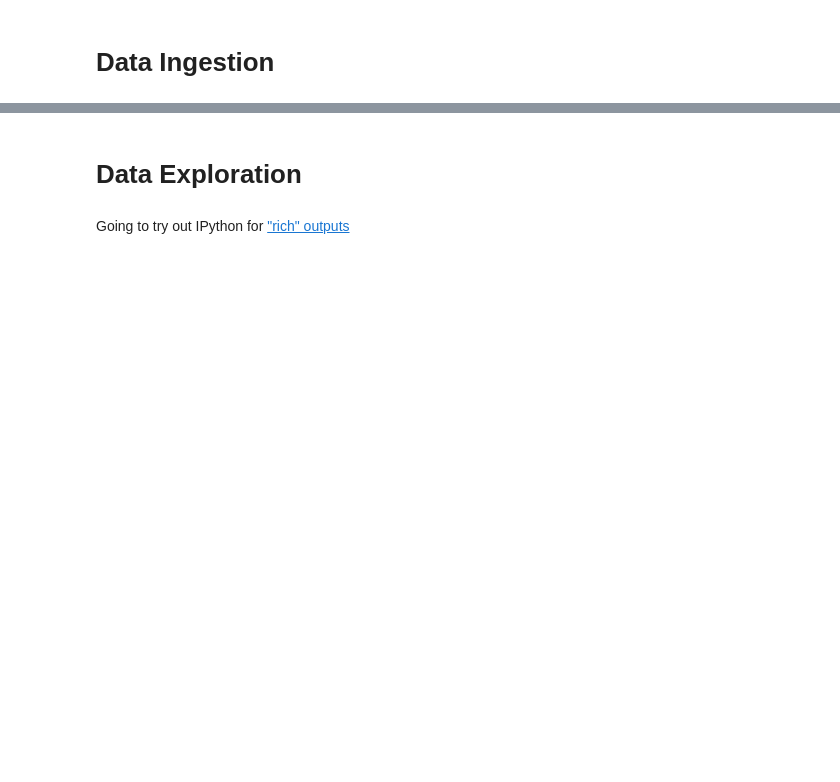
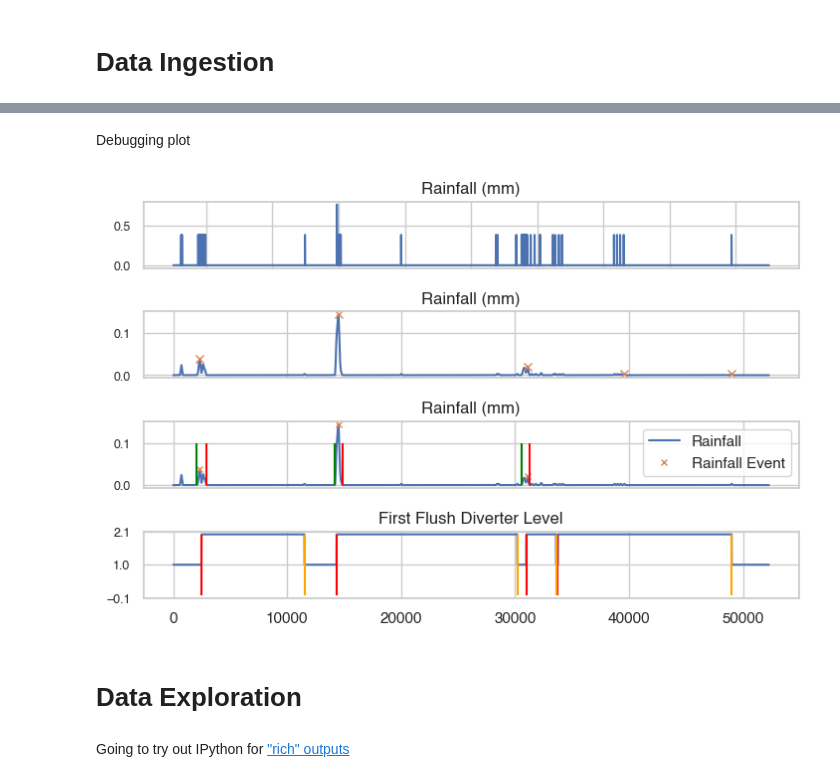
Before and after one commit to werl-mie/rainwater-harvesting-sensor, a Jupyter notebook: data-analysis.ipynb, the cells around one changed output, grey strips where cells are left out. Drawn from its saved outputs; the diff is of its cells as text; code cells hidden in the pictures; blank space fills up the shorter version.

```diff
--- a/data-analysis.ipynb
+++ b/data-analysis.ipynb
@@ -6,0 +148,14 @@ df_p1_elena = pd.read_csv('./data-cleanup/elena-may-1-kingston_clean.csv',parse_
+# %%
+def edge_find(data, thresh, kind=None):
+    sign = data >= thresh
+    if kind == 'rise':
+        pos = np.where(np.convolve(sign, [1, -1]) == 1)
+    elif kind == 'fall':
+        pos = np.where(np.convolve(sign, [1, -1]) == -1)
+
+    return pos[0]
+
+filling_events = edge_find(df_p1_elena[sd:ed]['tlq_level'].values, 1.5, 'rise')
+emptying_events = edge_find(df_p1_elena[sd:ed]['tlq_level'].values,1.5, 'fall')
+# filling_events = edge_find(df_p1_elena['tlq_level'].values, 1.5, 'rise')
+# emptying_events = edge_find(df_p1_elena['tlq_level'].values,5, 'fall')
@@ -7,3 +253,60 @@ df_p1_elena = pd.read_csv('./data-cleanup/elena-may-1-kingston_clean.csv',parse_
+# %% [markdown]
+Debugging plot
+# %%
+import matplotlib.dates as mdates
+import matplotlib.ticker as ticker
+from matplotlib.category import UnitData
+
+fig, axs = plt.subplots(nrows=4, ncols=1, figsize=(7,4.5), gridspec_kw={'height_ratios': [1,1,1,1]})#, layout='constrained'))#, sharex=True)#, layout='constrained')
+
+plt.rcParams['date.converter'] = 'concise'
+
+# ax1 = plt.subplot(311)
+# axs[0].plot(df_p1_elena[sd:ed].index, df_p1_elena[sd:ed].bucket_mm)
+axs[0].plot(df_p1_elena[sd:ed].index,sig)
+# axs[0].plot(win)
+axs[0].tick_params('x',labelbottom=False)
+axs[0].tick_params('y', labelsize=9)
+axs[0].set_title('Rainfall (mm)',size=12)
+
+# axs[1].plot(df_p1_elena[sd:ed].index, filtered)#df_p1_elena[sd:ed].rain_filtered)
+# axs[1].plot(df_p1_elena[sd:ed].index, filtered[peaks[0]], 'x')
+axs[1].plot(filtered)
+axs[1].plot(peaks, filtered[peaks], "x")
+axs[1].tick_params('x',labelbottom=False)
+axs[1].tick_params('y', labelsize=9)
+axs[1].set_title('Rainfall (mm)',size=12)
+
+# axs[2].plot(df_p1_elena[sd:ed].index, sig.cumsum())# df_p1_elena[sd:ed].cum_sum)
+axs[2].plot(filtered)
+axs[2].plot(rainfall_peaks, filtered[rainfall_peaks], "x", markersize=5)
+axs[2].vlines(rainfall_events['rb'],0,0.1,color='red')
+axs[2].vlines(rainfall_events['lb'],0,0.1,color='green')
+axs[2].tick_params('x',labelbottom=False)
+axs[2].tick_params('y', labelsize=9)
+axs[2].set_title('Rainfall (mm)',size=12)
+axs[2].legend(['Rainfall','Rainfall Event'])
+
+# axs[3].plot(df_p1_elena[sd:ed].index, filtered.cumsum())#df_p1_elena[sd:ed].cum_sum_filtered)
+# axs[3].plot(filtered.cumsum())
+# axs[3].tick_params('x',labelbottom=False)
+# axs[3].tick_params('y', labelsize=9)
+# axs[3].set_title('Rainfall (mm)',size=12)
+
+axs[3].plot(df_p1_elena[sd:ed].tlq_level.values) #yunits=UnitData(['Empty', 'Filling', 'Full']))
+axs[3].vlines(filling_events,0,2,color='red')
+axs[3].vlines(emptying_events,0,2,color='orange')
+axs[3].tick_params('x')
+axs[3].tick_params('y', labelsize=9)
+# ax3.legend(['tlq','cist'])
+axs[3].set_title('\nFirst Flush Diverter Level',size=12)
+axs[3].yaxis.set_major_locator(ticker.LinearLocator(3))
+
+plt.tight_layout(pad=0.1)
+
+plt.savefig("plots/sensor_data_raw.pdf")
+# %% [output]
+[figure, added]
 # %% [markdown]
 # Data Exploration
 # %% [markdown]
```
Also changed, not shown: parts of 32 cells of this notebook, 13 other files.
